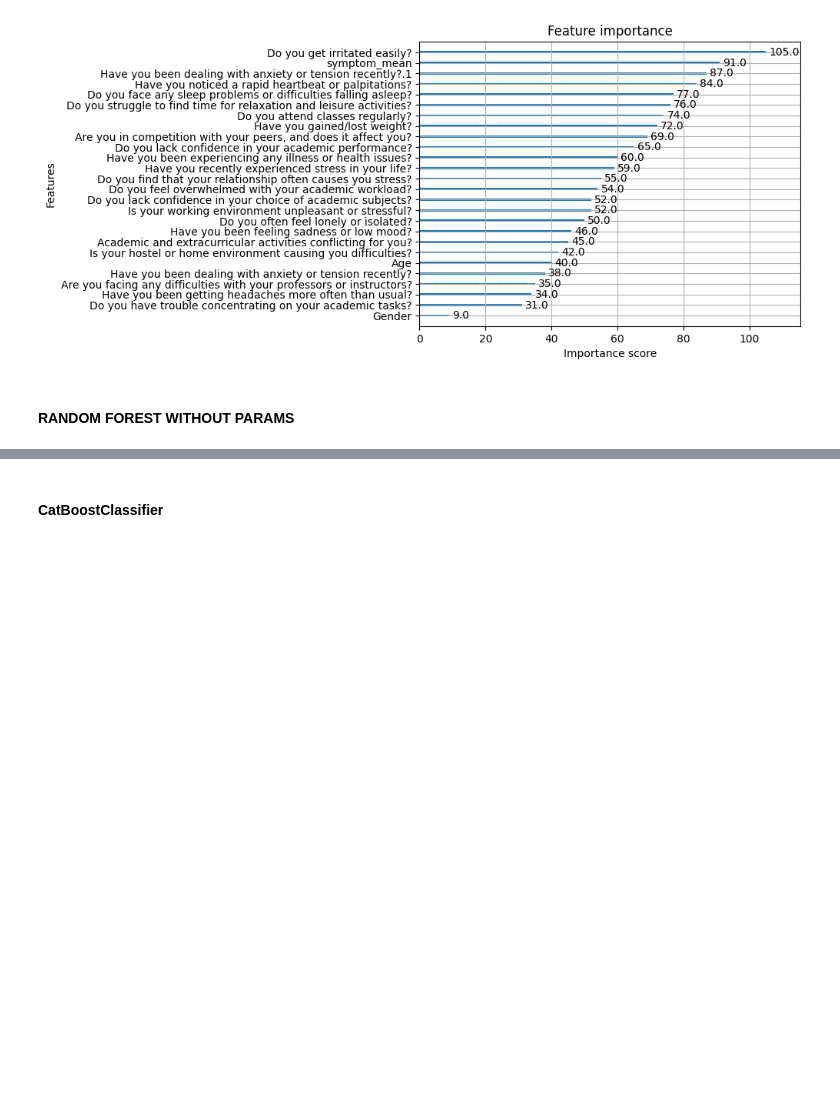
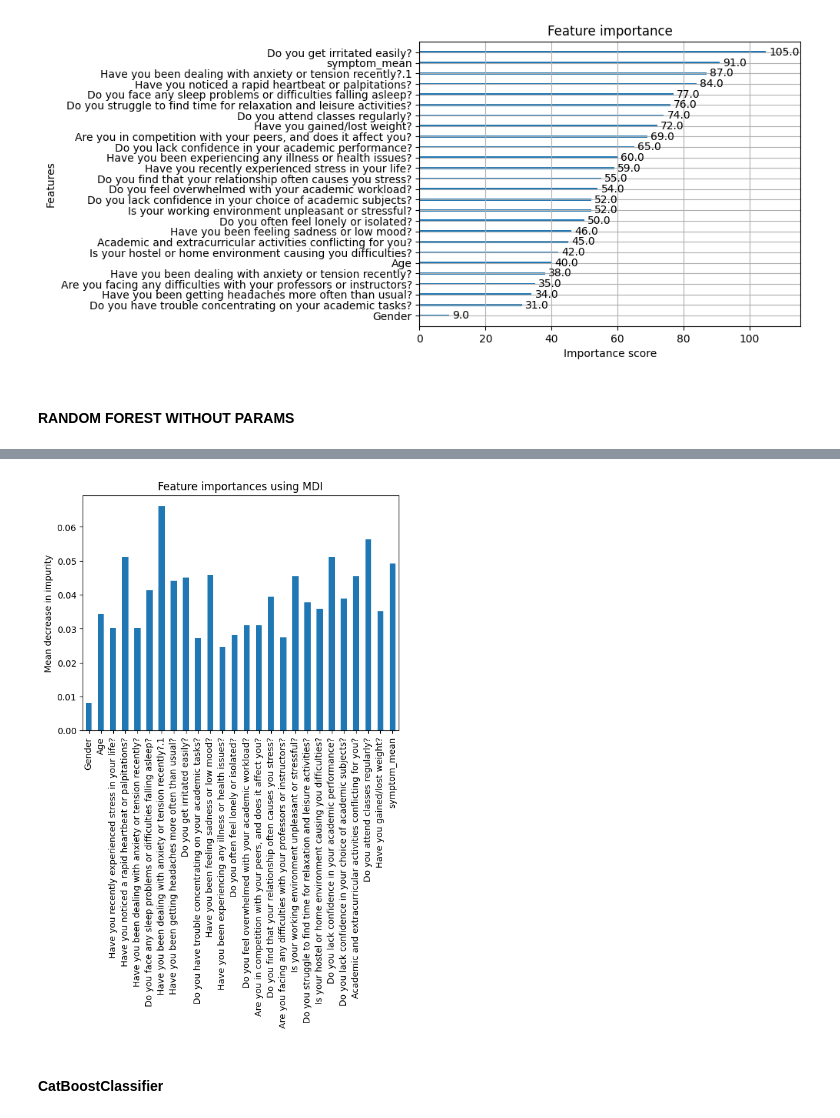
Before and after one commit to Marquinhos9873/mle3, a Jupyter notebook: notebooks/Clasificacion HPM_base.ipynb, the cells around one changed output, grey strips where cells are left out. Drawn from its saved outputs; the diff is of its cells as text; code cells hidden in the pictures; blank space fills up the shorter version.

```diff
--- a/notebooks/Clasificacion HPM_base.ipynb
+++ b/notebooks/Clasificacion HPM_base.ipynb
@@ -372,7 +373,7 @@ def evaluate_classification_model(name_model: str, y_real, predictions, probabil
     try:
         auc_score = roc_auc_score(y_real, probabilities, multi_class='ovr')
     except:
-        auc_score = None
+        auc_score = np.nan
         print("AUC no disponible para este modelo.")
 
     print(f"\n>>> Métricas del modelo: {name_model}")
@@ -438,4 +439,5 @@ with mlflow.start_run(run_name="Default XGBoostClassifier_default_params", neste
         probabilities=probabilities_xgboost_default,
         save_path=save_path
     )
+    mlflow.log_metrics(metrics)
 # %% [output]
@@ -471,4 +487,5 @@ with mlflow.start_run(run_name="Default RandomForestClassifier_default_params",
         y_real = y_test, predictions = predictions_forest_default,
         probabilities = probabilities_forest_default,
         save_path = save_path )
+    mlflow.log_metrics(metrics)
 # %% [output]
@@ -500,6 +515,18 @@ auc_score: None
 🧪 View experiment at: https://dagshub.com/Marquinhos9873/mle3.mlflow/#/experiments/4
 # %%
-Forest.
+importances = Forest.feature_importances_
+std = np.std([Forest.feature_importances_ for tree in Forest.estimators_], axis = 0)
+forest_importances = pd.Series(importances, index=X_train.columns)
+fig, ax = plt.subplots()
+forest_importances.plot.bar(yerr=std, ax=ax)
+ax.set_title("Feature importances using MDI")
+ax.set_ylabel("Mean decrease in impurity")
+fig.tight_layout()
+mlflow.log_figure(fig, "default_random_forest_feature_importances.png")
+
+#Has experimentado ansiedad o tension recientemenete como el valor más importante para el entrenamiento.
+# %% [output]
+[figure, added]
 # %% [markdown]
 #### CatBoostClassifier
 # %%
```
Also changed, not shown: parts of 11 cells of this notebook, 7 other files.
